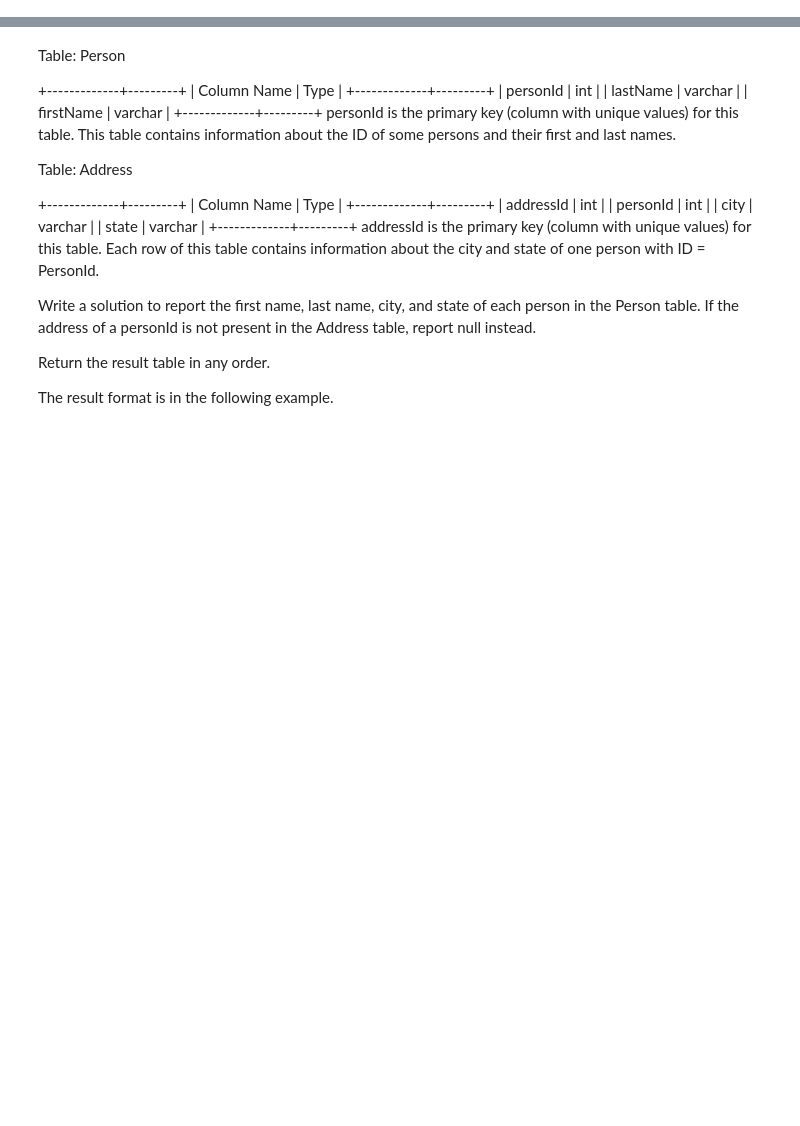
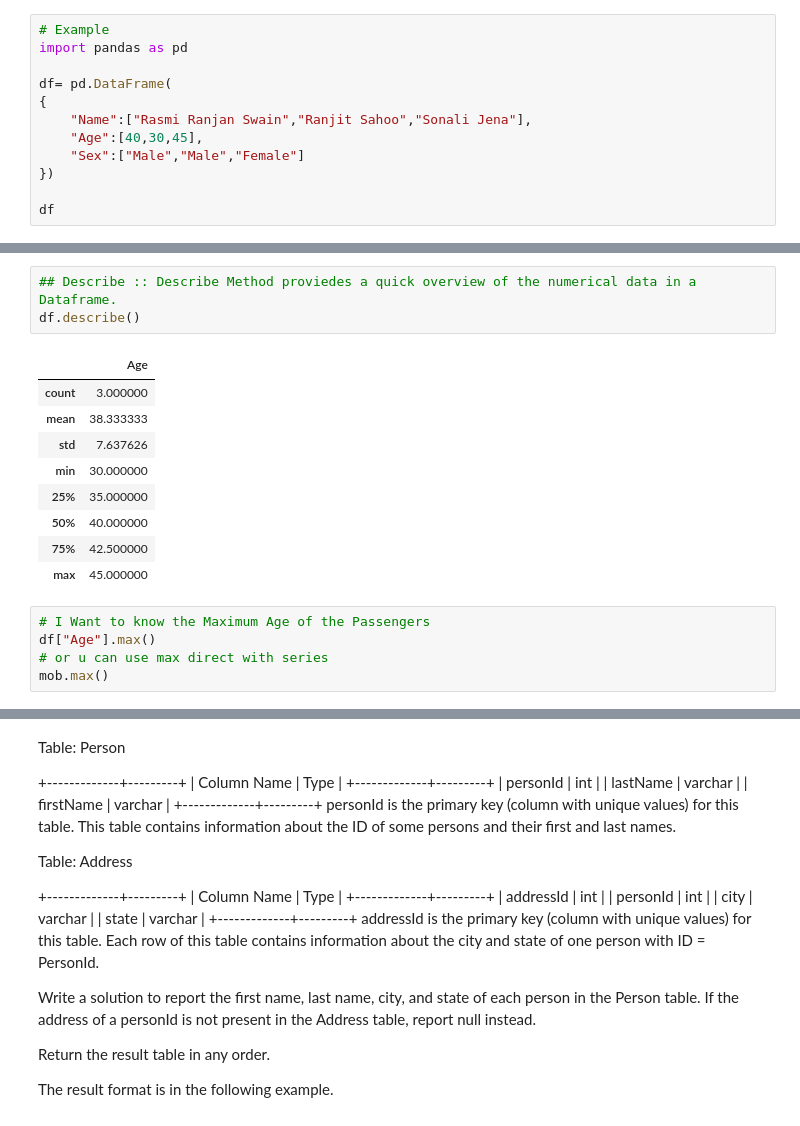
Before and after one commit to sairasmi/90_Days_MLDL, a Jupyter notebook: 01. Day 1 - Pandas Fundamentals/Pandas Fundamentals.ipynb, the cells around one changed output, grey strips where cells are left out. Cells and saved outputs as stored; diff of their text form; blank space fills up the shorter version.

```diff
--- a/01. Day 1 - Pandas Fundamentals/Pandas Fundamentals.ipynb
+++ b/01. Day 1 - Pandas Fundamentals/Pandas Fundamentals.ipynb
@@ -0,0 +7,12 @@
+# %%
+# Example
+import pandas as pd
+
+df= pd.DataFrame(
+{
+    "Name":["Rasmi Ranjan Swain","Ranjit Sahoo","Sonali Jena"],
+    "Age":[40,30,45],
+    "Sex":["Male","Male","Female"]
+})
+
+df
@@ -0,0 +44,18 @@
+# %%
+## Describe :: Describe Method proviedes a quick overview of the numerical data in a Dataframe.
+df.describe()
+# %% [output]
+|  | Age |
+| count | 3.000000 |
+| mean | 38.333333 |
+| std | 7.637626 |
+| min | 30.000000 |
+| 25% | 35.000000 |
+| 50% | 40.000000 |
+| 75% | 42.500000 |
+| max | 45.000000 |
+# %%
+# I Want to know the Maximum Age of the Passengers
+df["Age"].max()
+# or u can use max direct with series
+mob.max()
```
Also changed, not shown: parts of 16 cells of this notebook, 1 other file.
